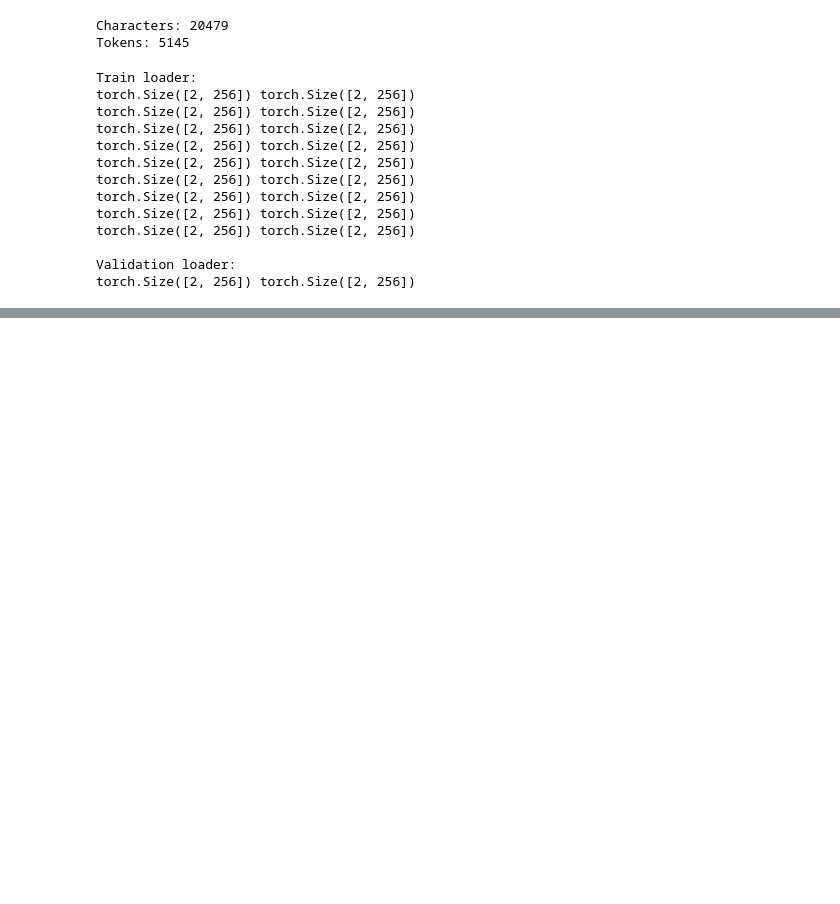
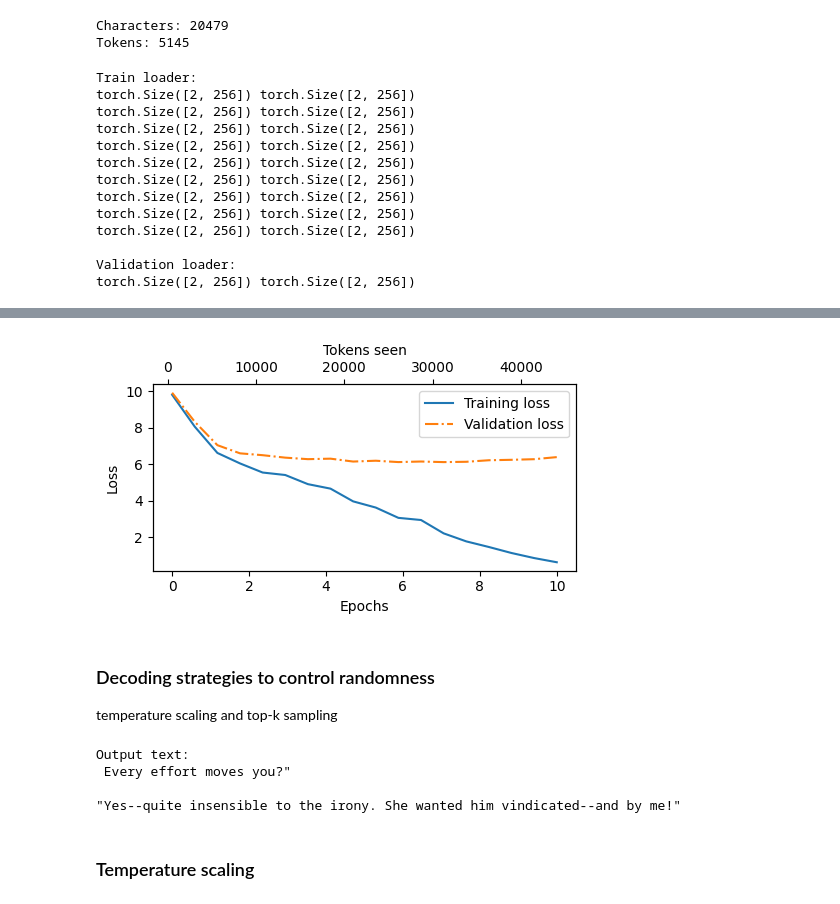
Before and after one commit to Centaureiss1/BuildLLMFromScratch, a Jupyter notebook: work/ch5_pretraining_on_unlabeled_data.ipynb, the cells around one changed output, grey strips where cells are left out. Drawn from its saved outputs; the diff is of its cells as text; code cells hidden in the pictures; blank space fills up the shorter version.

Commit message:
Finish the evaluation function and added training functions

```diff
--- a/work/ch5_pretraining_on_unlabeled_data.ipynb
+++ b/work/ch5_pretraining_on_unlabeled_data.ipynb
@@ -246,0 +357,14 @@ def calc_loss_batch(input_batch, target_batch, model, device):
+# %%
+torch.manual_seed(123)
+model = GPTModel(GPT_CONFIG_124M)
+model.to(device)
+optimizer = torch.optim.AdamW(
+    model.parameters(),
+    lr=0.0004, weight_decay=0.1
+)
+num_epochs = 10
+train_losses, val_losses, tokens_seen = train_model_simple(
+    model, train_loader, val_loader, optimizer, device,
+    num_epochs=num_epochs, eval_freq=5, eval_iter=5,
+    start_context="Every effort moves you", tokenizer=tokenizer
+)
@@ -246,0 +389,50 @@ def calc_loss_batch(input_batch, target_batch, model, device):
+# %%
+# create a simple plot that shows the training and validation set losses side by side
+import matplotlib.pyplot as plt
+from matplotlib.ticker import MaxNLocator
+def plot_losses(epochs_seen, tokens_seen, train_losses, val_losses):
+    fig, ax1 = plt.subplots(figsize=(5, 3))
+    ax1.plot(epochs_seen, train_losses, label="Training loss")
+    ax1.plot(
+        epochs_seen, val_losses, linestyle="-.", label="Validation loss"
+    )
+    ax1.set_xlabel("Epochs")
+    ax1.set_ylabel("Loss")
+    ax1.legend(loc="upper right")
+    ax1.xaxis.set_major_locator(MaxNLocator(integer=True))
+    ax2 = ax1.twiny()
+    ax2.plot(tokens_seen, train_losses, alpha=0)
+    ax2.set_xlabel("Tokens seen")
+    fig.tight_layout()
+    plt.show()
+
+epochs_tensor = torch.linspace(0, num_epochs, len(train_losses))
+plot_losses(epochs_tensor, tokens_seen, train_losses, val_losses)
+
+# it’s overfitting
+# %% [output]
+[figure, added]
+# %% [markdown]
+###  Decoding strategies to control randomness
+temperature scaling and top-k sampling
+# %%
+# plug the GPTModel instance (model) into the generate_text_simple function,
+# which uses the LLM to generate one token at a time
+
+model.to("cpu")
+model.eval()
+tokenizer = tiktoken.get_encoding("gpt2")
+token_ids = generate_text_simple(
+    model=model,
+    idx=text_to_token_ids("Every effort moves you", tokenizer),
+    max_new_tokens=25,
+    context_size=GPT_CONFIG_124M["context_length"]
+)
+print("Output text:\n", token_ids_to_text(token_ids, tokenizer))
+# %% [output]
+Output text:
+ Every effort moves you?"
+
+"Yes--quite insensible to the irony. She wanted him vindicated--and by me!"
+# %% [markdown]
+###  Temperature scaling
```
Also changed, not shown: parts of 9 cells of this notebook.
